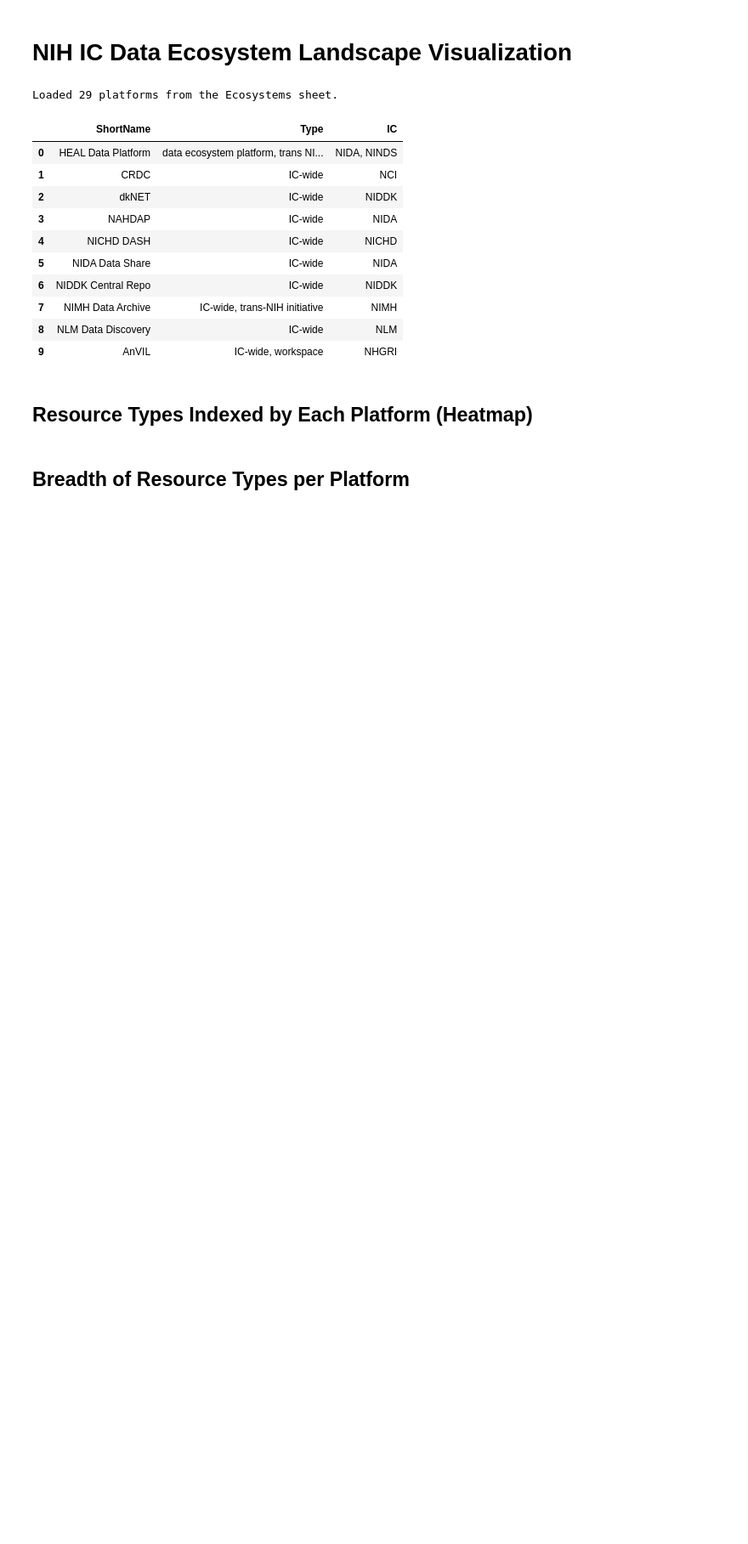
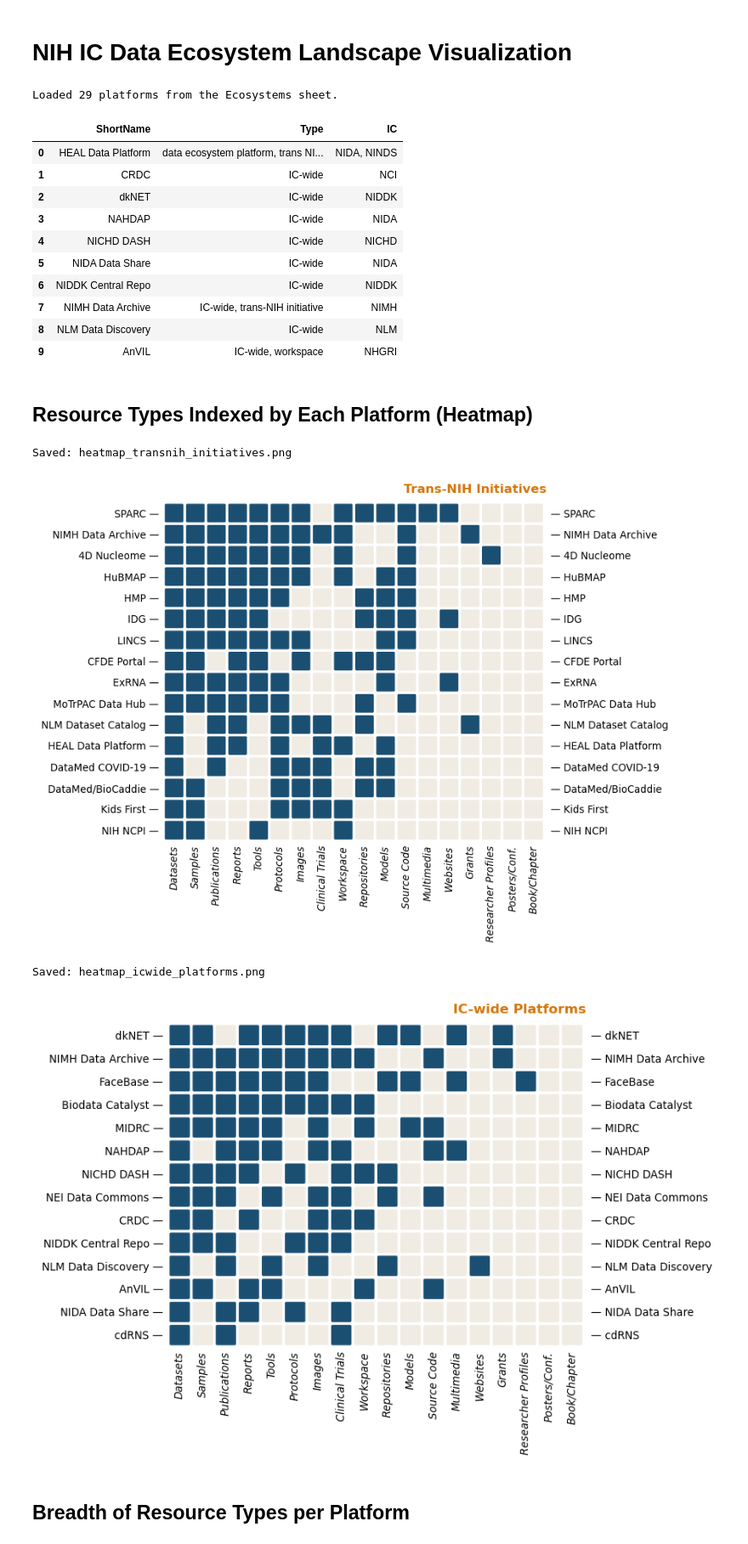
Before and after one commit to gtsueng/IC_landscape_repo, a Jupyter notebook: visualize_landscape.ipynb, the cells around one changed output. Shown at 85% size. Drawn from its saved outputs; the diff is of its cells as text; code cells hidden in the pictures; blank space fills up the shorter version.

Commit message:
clean up heatmaps

```diff
--- a/visualize_landscape.ipynb
+++ b/visualize_landscape.ipynb
@@ -68,49 +68,97 @@ Loaded 29 platforms from the Ecosystems sheet.
 # %% [markdown]
 ## Resource Types Indexed by Each Platform (Heatmap)
 # %%
+from matplotlib.patches import FancyBboxPatch
+
 short_resource_map = {
     'Institution/Researcher Profiles': 'Researcher Profiles',
     'Posters/Conference Contribution': 'Posters/Conf.',
     'Reports/Analyses': 'Reports',
     'Book/Chapter/Collection': 'Book/Chapter',
     'Software Source Code': 'Source Code',
 }
 
 resource_sums = df[resource_cols].sum().sort_values(ascending=False)
 sorted_resource_cols = resource_sums.index.tolist()
 sorted_short_resource = [short_resource_map.get(c, c) for c in sorted_resource_cols]
 
 df['_ResourceCount'] = df[resource_cols].sum(axis=1)
 
 is_trans = df['Type'].str.lower().str.contains('trans')
 is_ic = df['Type'].str.lower().str.contains('ic-wide') | df['Type'].str.lower().str.contains('workspace')
 
 subsets = [
     ('Trans-NIH Initiatives', df[is_trans].sort_values('_ResourceCount', ascending=False)),
     ('IC-wide Platforms', df[is_ic].sort_values('_ResourceCount', ascending=False)),
 ]
 
-cell_size = 0.25
-for title_label, df_sub in subsets:
+fill_color = '#1b4f72'
+empty_color = '#f0ece3'
+cell_size = 0.2
+square_size = 0.88
+rounding = 0.06
+
+def plot_heatmap(title_label, df_sub, save_path=None, dpi=300):
     n_rows = len(df_sub)
     n_cols = len(sorted_resource_cols)
-    fig_w = n_cols * cell_size + 3
-    fig_h = n_rows * cell_size + 2.5
+    fig_w = n_cols * cell_size + 3.5
+    fig_h = n_rows * cell_size + 2
     matrix = df_sub.set_index('ShortName')[sorted_resource_cols].values.astype(float)
+    names = df_sub['ShortName'].values
+
     fig, ax = plt.subplots(figsize=(fig_w, fig_h))
-    cmap = matplotlib.colors.ListedColormap(['#f0f0f0', '#2171b5'])
-    ax.imshow(matrix, cmap=cmap, aspect='equal', interpolation='nearest')
+    ax.set_facecolor('white')
+    fig.set_facecolor('white')
+
+    for i in range(n_rows):
+        for j in range(n_cols):
+            color = fill_color if matrix[i, j] == 1 else empty_color
+            box = FancyBboxPatch(
+                (j - square_size/2, i - square_size/2),
+                square_size, square_size,
+                boxstyle=f'round,pad=0,rounding_size={rounding}',
+                facecolor=color, edgecolor='none')
+            ax.add_patch(box)
+
+    ax.set_xlim(-0.6, n_cols - 0.4)
+    ax.set_ylim(n_rows - 0.4, -0.6)
+    ax.set_aspect('equal')
+
     ax.set_xticks(range(n_cols))
-    ax.set_xticklabels(sorted_short_resource, rotation=90, ha='center', fontsize=7)
+    ax.set_xticklabels(sorted_short_resource, rotation=90, ha='center',
+                       fontsize=8, fontstyle='italic')
+
     ax.set_yticks(range(n_rows))
-    ax.set_yticklabels(df_sub['ShortName'], fontsize=7)
-    ax.tick_params(axis='both', which='both', pad=1, length=2)
-    ax.set_title(f'NIH IC Data Ecosystem Landscape — {title_label}:\nResource Types Indexed', fontsize=11, fontweight='bold', pad=8)
-    ax.set_xlim(-0.5, n_cols - 0.5)
-    ax.set_ylim(n_rows - 0.5, -0.5)
-    fig.subplots_adjust(left=0.2, bottom=0.25, top=0.88)
-    plt.savefig(f'{title_label.replace(" ", "_").lower()}_heatmap.png', bbox_inches='tight', dpi=150)
+    ax.set_yticklabels([f'{n} —' for n in names], fontsize=8, ha='right')
+
+    ax2 = ax.secondary_yaxis('right')
+    ax2.set_yticks(range(n_rows))
+    ax2.set_yticklabels([f'— {n}' for n in names], fontsize=8, ha='left')
+    ax2.tick_params(length=0)
+
+    for spine in ax.spines.values():
+        spine.set_visible(False)
+    for spine in ax2.spines.values():
+        spine.set_visible(False)
+    ax.tick_params(axis='both', length=0, pad=2)
+
+    ax.set_title(title_label, fontsize=10, fontweight='bold',
+                 color='#d4760a', loc='right', pad=6)
+
+    plt.tight_layout(pad=0.3)
+    if save_path:
+        fig.savefig(save_path, dpi=dpi, bbox_inches='tight', facecolor='white')
+        print(f'Saved: {save_path}')
     plt.show()
+
+for title_label, df_sub in subsets:
+    slug = title_label.lower().replace(' ', '_').replace('-', '')
+    plot_heatmap(title_label, df_sub, save_path=f'heatmap_{slug}.png')
+# %% [output]
+Saved: heatmap_transnih_initiatives.png
+[figure, added]
+Saved: heatmap_icwide_platforms.png
+[figure, added]
 # %% [markdown]
 ## Breadth of Resource Types per Platform
 # %%
```
Also changed, not shown: parts of 4 cells of this notebook, 4 other files.
